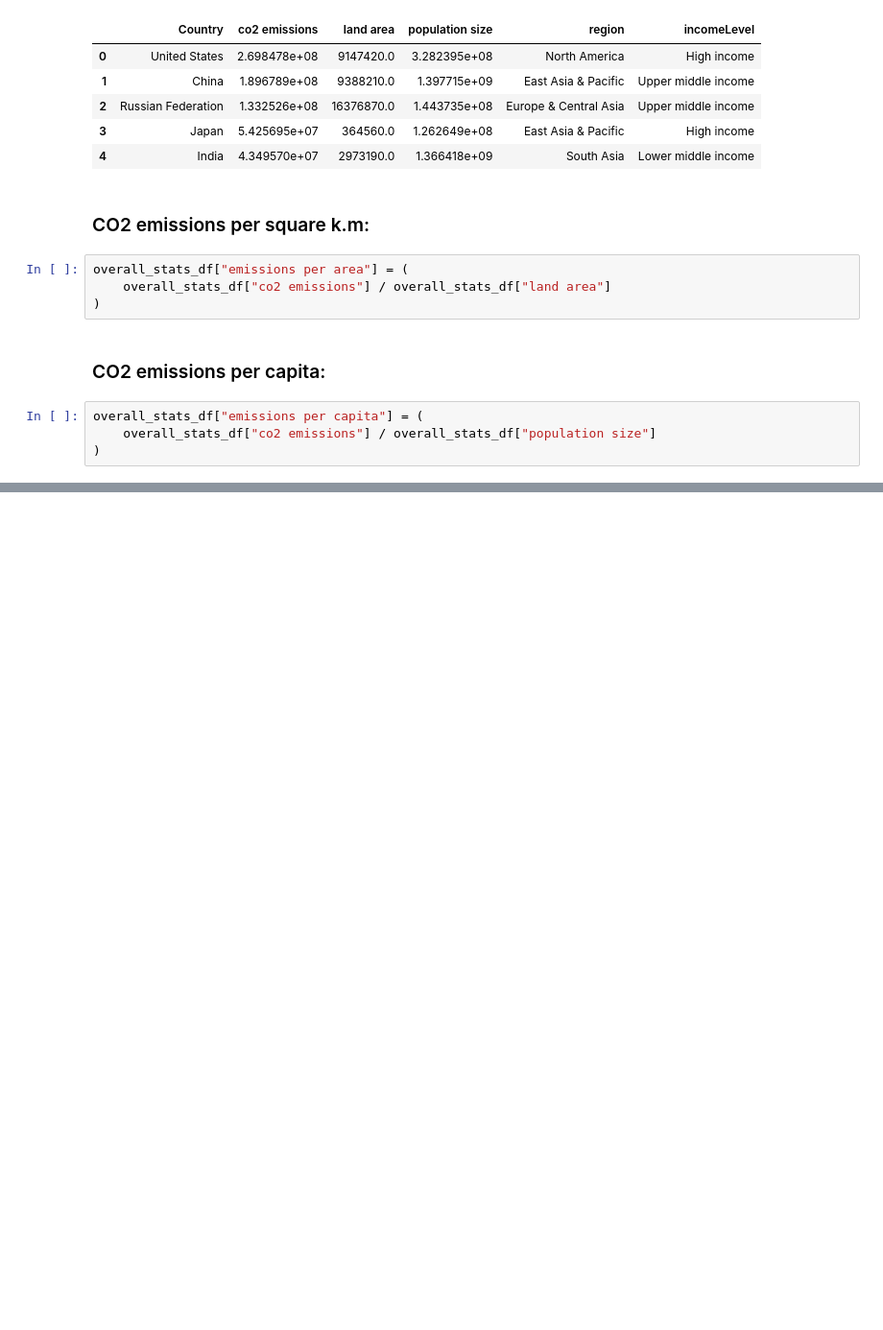
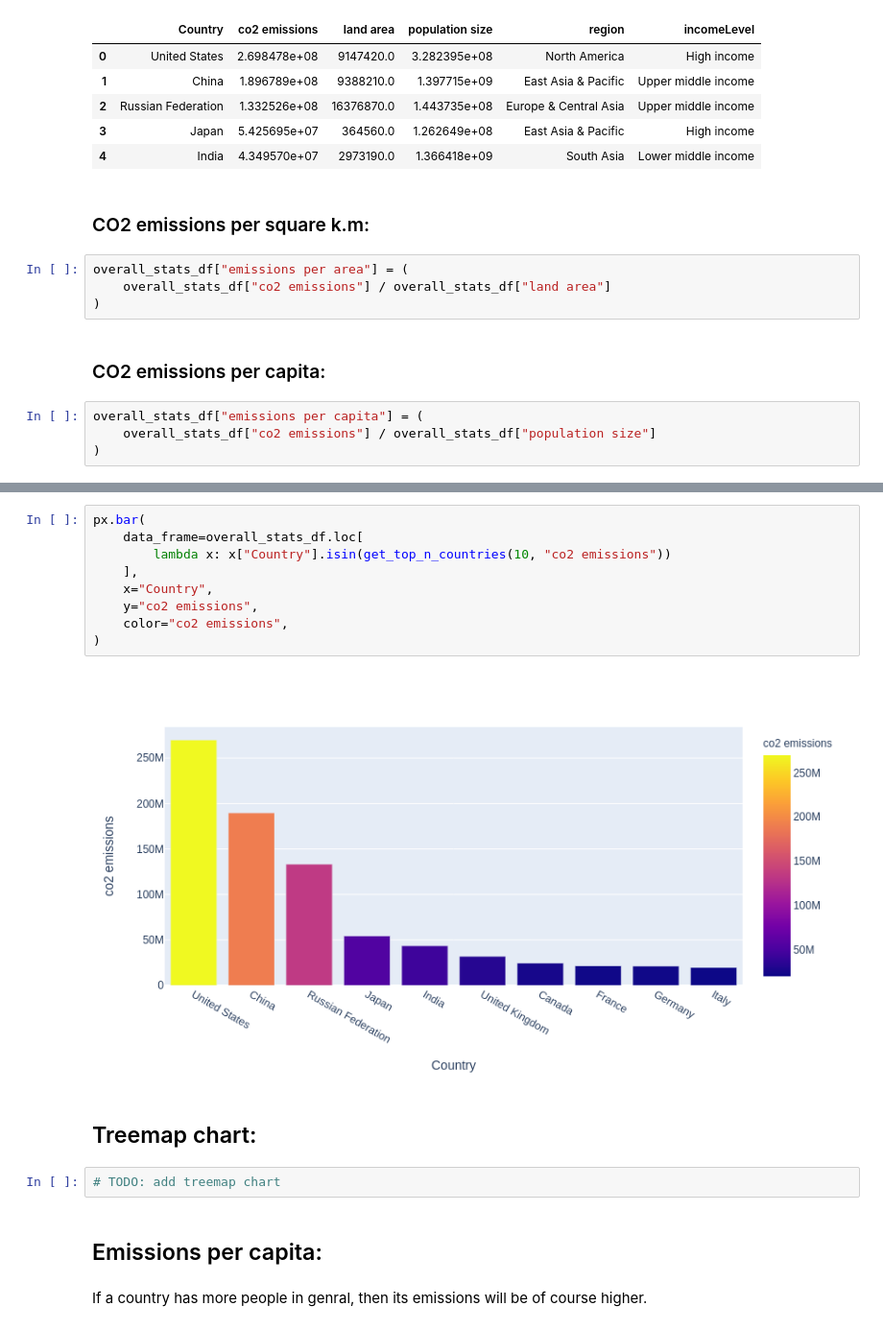
Before and after one commit to Reslan-Tinawi/Who-is-responsible-for-climate-change, a Jupyter notebook: who-is-responsible-for-climate-change.ipynb, the cells around one changed output, grey strips where cells are left out. Shown: that part at 96% size. Drawn from its saved outputs; the diff is of its cells as text; blank space fills up the shorter version.

```diff
--- a/who-is-responsible-for-climate-change.ipynb
+++ b/who-is-responsible-for-climate-change.ipynb
@@ -319,0 +358,19 @@ overall_stats_df["emissions per capita"] = (
+# %%
+px.bar(
+    data_frame=overall_stats_df.loc[
+        lambda x: x["Country"].isin(get_top_n_countries(10, "co2 emissions"))
+    ],
+    x="Country",
+    y="co2 emissions",
+    color="co2 emissions",
+)
+# %% [output]
+[figure, added]
+# %% [markdown]
+## Treemap chart:
+# %%
+# TODO: add treemap chart
+# %% [markdown]
+## Emissions per capita:
+# %% [markdown]
+If a country has more people in genral, then its emissions will be of course higher.
```
Also changed, not shown: parts of 17 cells of this notebook.
